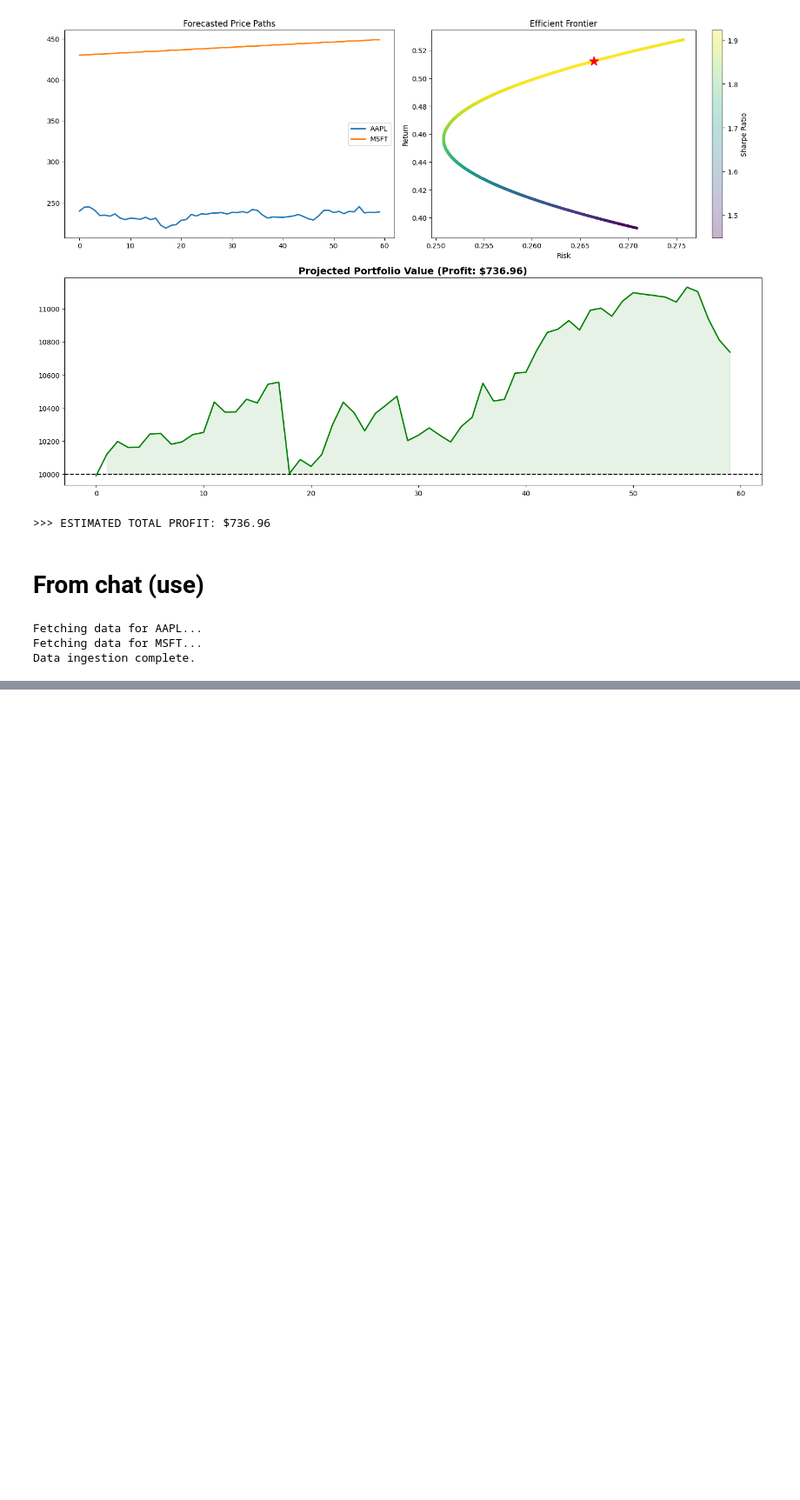
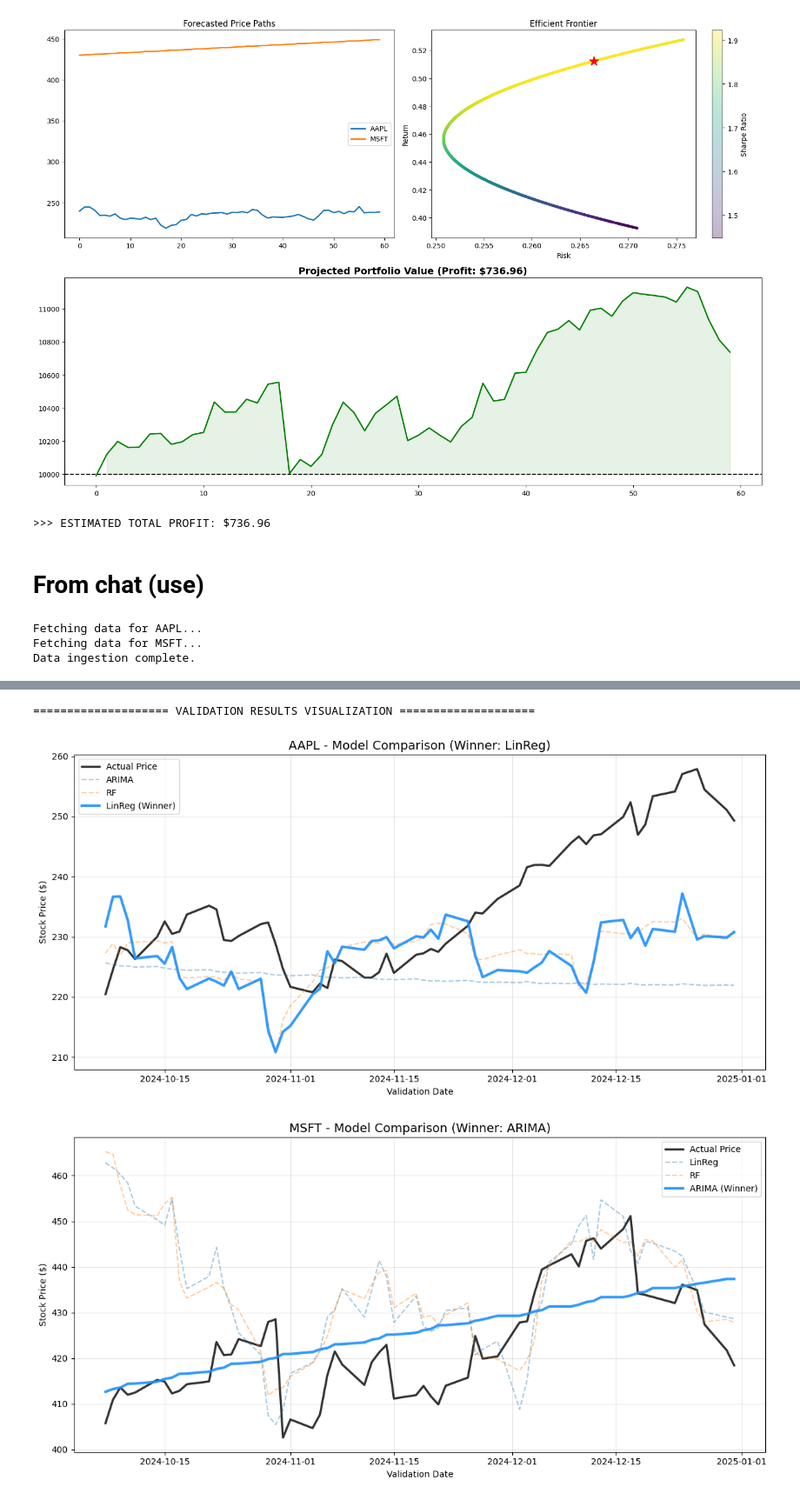
Before and after one commit to R-Vel/ML_Lab3, a Jupyter notebook: modeling.ipynb, the cells around one changed output, grey strips where cells are left out. Shown at 87% size. Cells and saved outputs as stored; diff of their text form; code cells hidden in the pictures; blank space fills up the shorter version.

```diff
--- a/modeling.ipynb
+++ b/modeling.ipynb
@@ -932,0 +1197,47 @@ Volatility:            1.09%
+# %%
+def plot_validation_results(results_dict):
+    """
+    Visualizes the performance of all models (ARIMA, LinReg, RF)
+    against the Actual data for the validation period.
+    """
+    print(f"\n{'='*20} VALIDATION RESULTS VISUALIZATION {'='*20}")
+
+    for ticker, res in results_dict.items():
+        actual = res['actual']
+        index = res['test_index'] # The dates for the validation period
+        winner = res['winner']
+        preds = res['preds']
+
+        plt.figure(figsize=(12, 6))
+
+        # 1. Plot Actual Data (Black Line)
+        plt.plot(index, actual, label='Actual Price', linewidth=2.5, color='black', alpha=0.8)
+
+        # 2. Plot Non-Winning Models (Faint, Dashed)
+        # We iterate to find them first so they go to the background
+        for model_name, forecast in preds.items():
+            if model_name != winner:
+                plt.plot(index, forecast, label=model_name,
+                         linewidth=1.5, alpha=0.4, linestyle='--')
+
+        # 3. Plot Winning Model (Bold, Colored)
+        # We plot this last to ensure it sits "on top" of the others
+        winner_forecast = preds[winner]
+        plt.plot(index, winner_forecast, label=f"{winner} (Winner)",
+                 linewidth=3, color='dodgerblue', alpha=0.9)
+
+        # Styling
+        plt.title(f"{ticker} - Model Comparison (Winner: {winner})", fontsize=14)
+        plt.xlabel("Validation Date")
+        plt.ylabel("Stock Price ($)")
+        plt.legend(loc='best')
+        plt.grid(True, alpha=0.3)
+        plt.tight_layout()
+        plt.show()
+
+# Execute the visualization
+plot_validation_results(results)
+# %% [output]
+==================== VALIDATION RESULTS VISUALIZATION ====================
+[figure, added]
+[figure, added]
```
Also changed, not shown: parts of 18 cells of this notebook, 5 other files.
